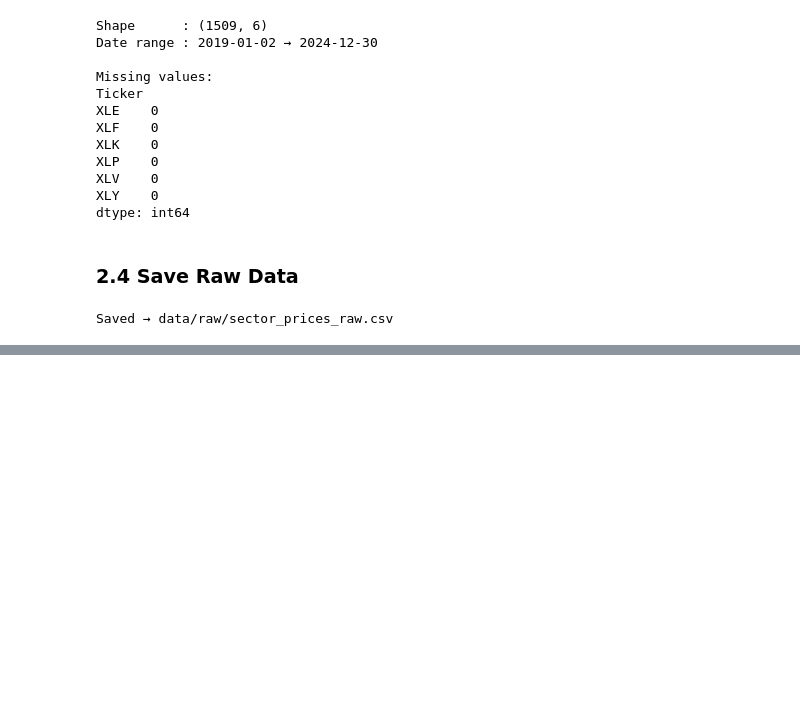
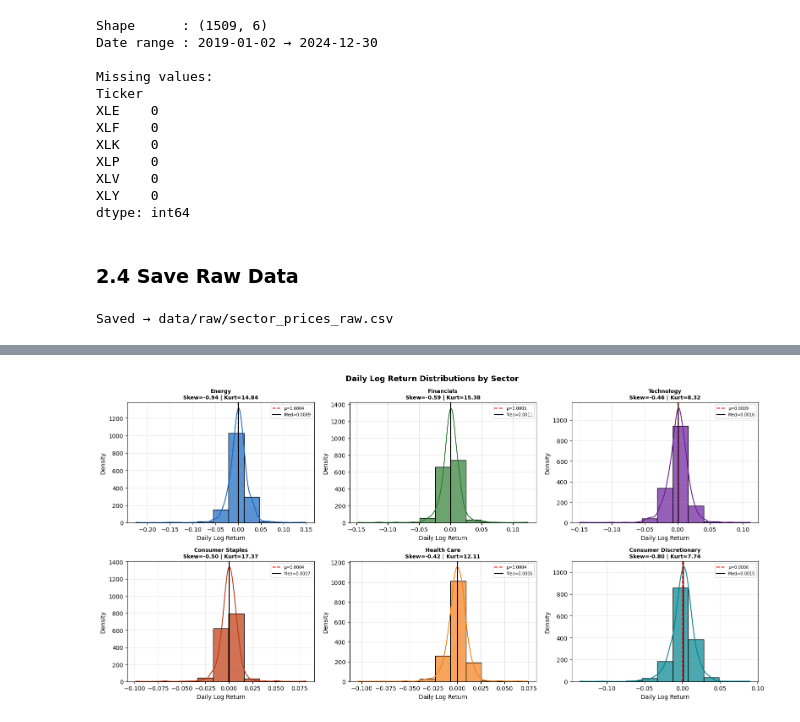
Before and after one commit to jdrodriguez03/sp500-sector-risk-analysis, a Jupyter notebook: notebooks/01_risk_return_analysis.ipynb, the cells around one changed output, grey strips where cells are left out. Saved outputs shown, nothing was run; the diff lists cells and outputs as text; code cells hidden in the pictures; blank space fills up the shorter version.

```diff
--- a/notebooks/01_risk_return_analysis.ipynb
+++ b/notebooks/01_risk_return_analysis.ipynb
@@ -87,0 +129,5 @@ Saved → data/raw/sector_prices_raw.csv
+# %%
+# Compute daily log returns
+log_returns = np.log(prices / prices.shift(1)).dropna()
+
+log_returns.head()
@@ -87,0 +178,25 @@ Saved → data/raw/sector_prices_raw.csv
+# %%
+#Plot histograms with KDE
+colores = ['#1565C0', '#2E7D32', '#6A1B9A', '#BF360C', '#F57F17', '#00838F']
+fig, axes = plt.subplots(2, 3, figsize=(16, 8))
+axes = axes.flatten()
+fig.suptitle('Daily Log Return Distributions by Sector', fontsize=13, fontweight='bold')
+
+for i, (ticker, color) in enumerate(zip(log_returns.columns, colores)):
+    s = log_returns[ticker]
+    n_bins = int(1 + 3.322 * np.log10(len(s)))
+
+    sns.histplot(s, bins=n_bins, kde=True, ax=axes[i], color=color, alpha=0.7)
+    axes[i].axvline(s.mean(),   color='red',   linestyle='--', lw=1.5, label=f'μ={s.mean():.4f}')
+    axes[i].axvline(s.median(), color='black', linestyle='-',  lw=1.5, label=f'Med={s.median():.4f}')
+    axes[i].set_title(f'{SECTOR_NAMES[ticker]}\nSkew={s.skew():.2f} | Kurt={s.kurtosis():.2f}',
+                      fontsize=9, fontweight='bold')
+    axes[i].set_xlabel('Daily Log Return')
+    axes[i].set_ylabel('Density')
+    axes[i].legend(fontsize=7)
+    axes[i].grid(True, alpha=0.3)
+
+plt.tight_layout()
+plt.show()
+# %% [output]
+[figure, added]
```
Also changed, not shown: parts of 19 cells of this notebook.
